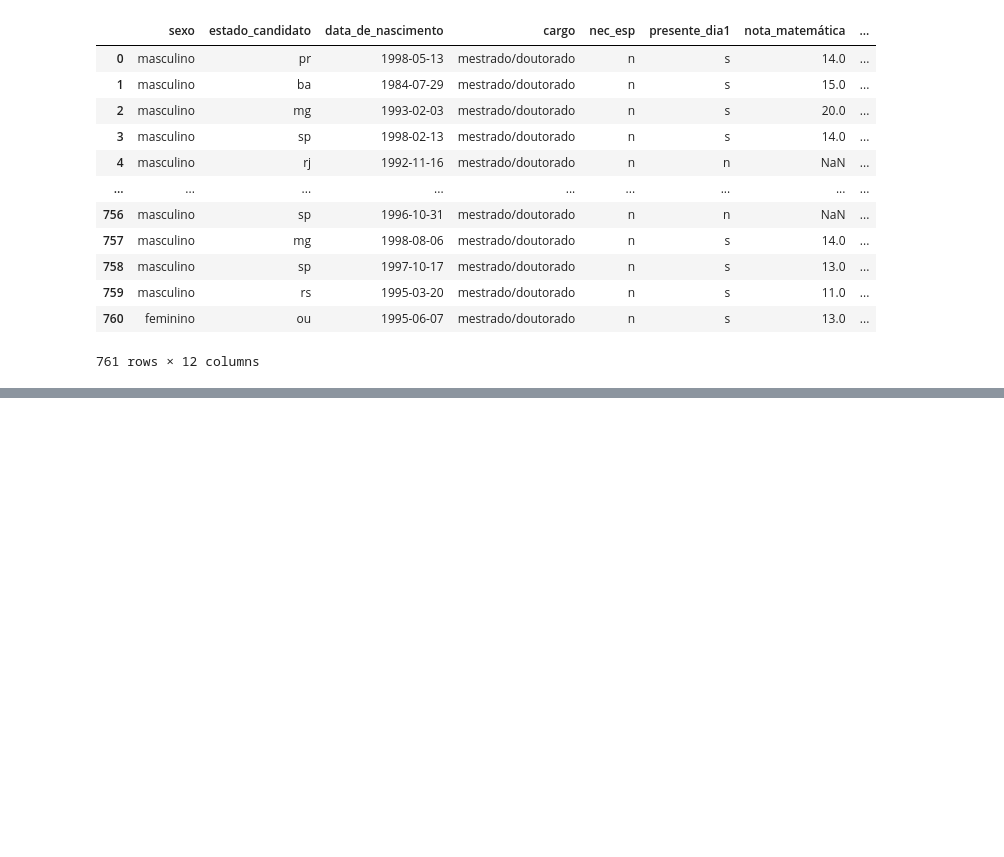
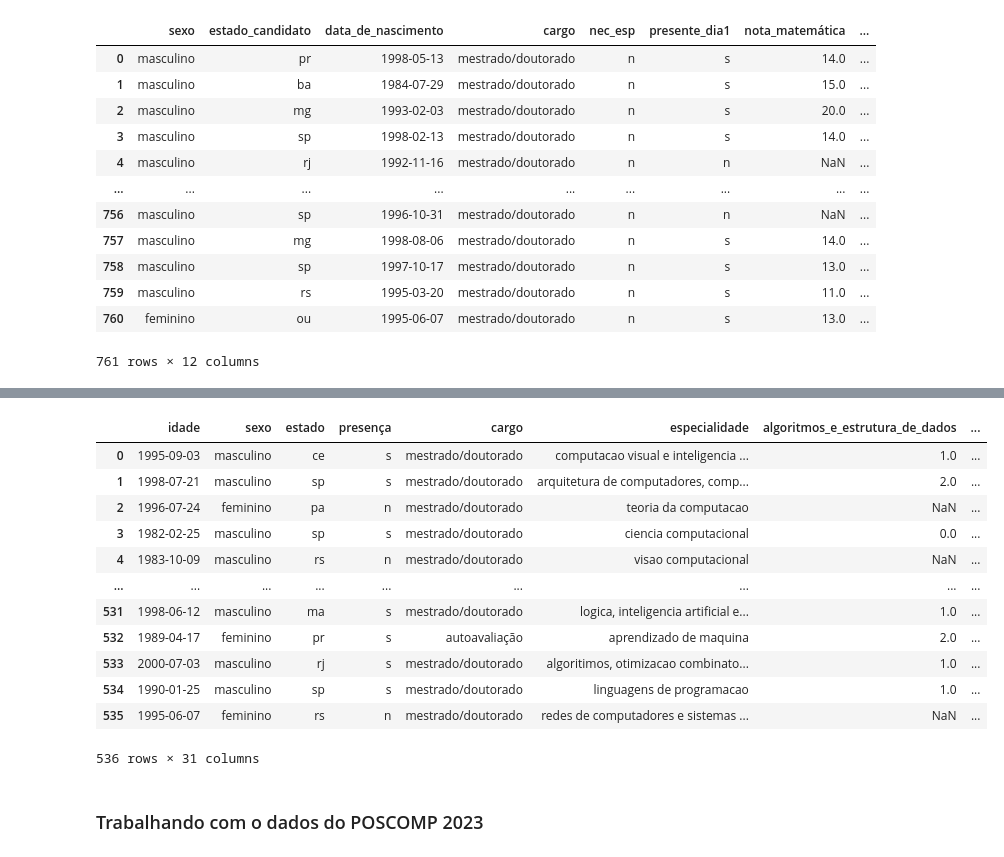
Before and after one commit to jeancarloscc/OrientPOSCOMP-System, a Jupyter notebook: notebooks/1.1-jc-selection.ipynb, the cells around one changed output, grey strips where cells are left out. Saved outputs shown, nothing was run; the diff lists cells and outputs as text; code cells hidden in the pictures; blank space fills up the shorter version.

```diff
--- a/notebooks/1.1-jc-selection.ipynb
+++ b/notebooks/1.1-jc-selection.ipynb
@@ -107,0 +108,2 @@ df.rename(columns=lambda x: x.replace('nota_', ''), inplace=True)
+# %%
+dataframe_complete_2022 = dataframe_complete_2022.drop(['necessidades_especiais','index_col','total_to'], axis=1)
@@ -107,0 +128,47 @@ df.rename(columns=lambda x: x.replace('nota_', ''), inplace=True)
+# %%
+dataframe_complete_2022.rename(columns={'data_de_nascimento':'idade', 'presente_dia1':'presença'},
+                               inplace=True)
+# %%
+list_order_columns = ['idade','sexo','estado','presença','cargo','especialidade','algoritmos_e_estrutura_de_dados',
+ 'análise_combinatória',
+ 'análise_de_algoritmos',
+ 'arquitetura_e_organização_de_computadores',
+ 'banco_de_dados',
+ 'calculo_diferencial_e_integral',
+ 'circuitos_digitais',
+ 'compiladores',
+ 'computação_gráfica',
+ 'engenharia_de_software',
+ 'geometria_analítica',
+ 'inteligência_artificial',
+ 'linguagens_de_programação',
+ 'linguagens_formais_autômatos_e_computabilidade',
+ 'lógica_matemática',
+ 'matemática_discreta',
+ 'organização_de_arquivos_e_dados',
+ 'probabilidade_e_estatística',
+ 'processamento_de_imagens',
+ 'redes_de_computadores',
+ 'sistemas_distribuídos',
+ 'sistemas_operacionais',
+ 'teoria_dos_grafos',
+ 'técnicas_de_programação',
+ 'álgebra_linear']
+# %%
+dataframe_complete_2022 = dataframe_complete_2022.reindex(labels=list_order_columns, axis=1)
+# %%
+dataframe_complete_2022
+# %% [output]
+|  | idade | sexo | estado | presença | cargo | especialidade | algoritmos_e_estrutura_de_dados | ... |
+| 0 | 1995-09-03 | masculino | ce | s | mestrado/doutorado | computacao visual e inteligencia ... | 1.0 | ... |
+| 1 | 1998-07-21 | masculino | sp | s | mestrado/doutorado | arquitetura de computadores, comp... | 2.0 | ... |
+| 2 | 1996-07-24 | feminino | pa | n | mestrado/doutorado | teoria da computacao | NaN | ... |
+| 3 | 1982-02-25 | masculino | sp | s | mestrado/doutorado | ciencia computacional | 0.0 | ... |
+| 4 | 1983-10-09 | masculino | rs | n | mestrado/doutorado | visao computacional | NaN | ... |
+| ... | ... | ... | ... | ... | ... | ... | ... | ... |
+| 531 | 1998-06-12 | masculino | ma | s | mestrado/doutorado | logica, inteligencia artificial e... | 1.0 | ... |
+| 532 | 1989-04-17 | feminino | pr | s | autoavaliação | aprendizado de maquina | 2.0 | ... |
+| 533 | 2000-07-03 | masculino | rj | s | mestrado/doutorado | algoritimos, otimizacao combinato... | 1.0 | ... |
+| 534 | 1990-01-25 | masculino | sp | s | mestrado/doutorado | linguagens de programacao | 1.0 | ... |
+| 535 | 1995-06-07 | feminino | rs | n | mestrado/doutorado | redes de computadores e sistemas ... | NaN | ... |
+536 rows × 31 columns
@@ -107,0 +179,2 @@ df.rename(columns=lambda x: x.replace('nota_', ''), inplace=True)
+# %% [markdown]
+### Trabalhando com o dados do POSCOMP 2023
```
Also changed, not shown: parts of 10 cells of this notebook, 2 other files.
